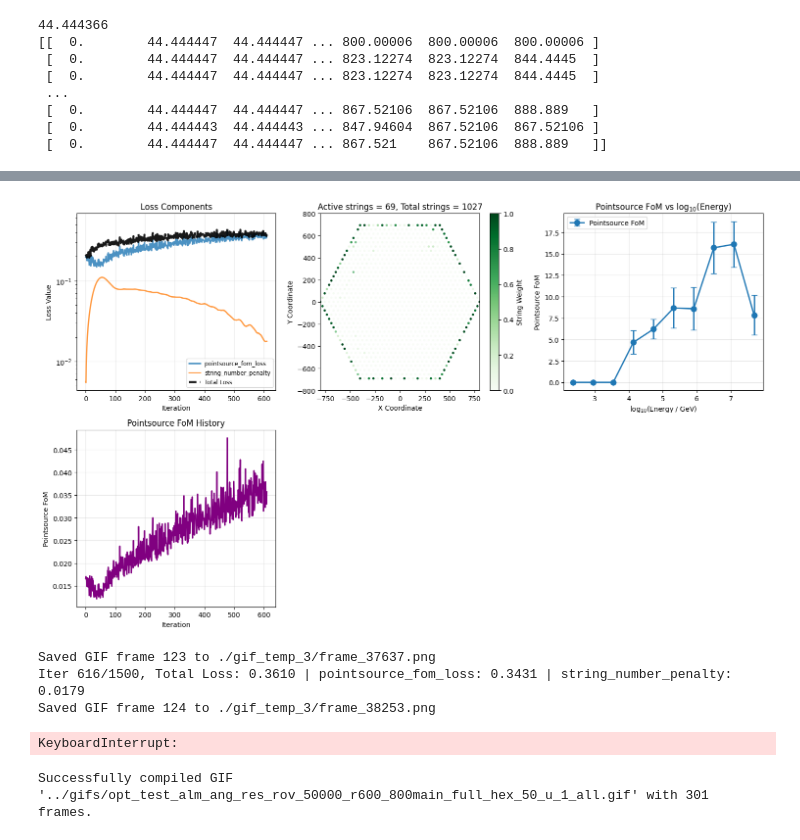
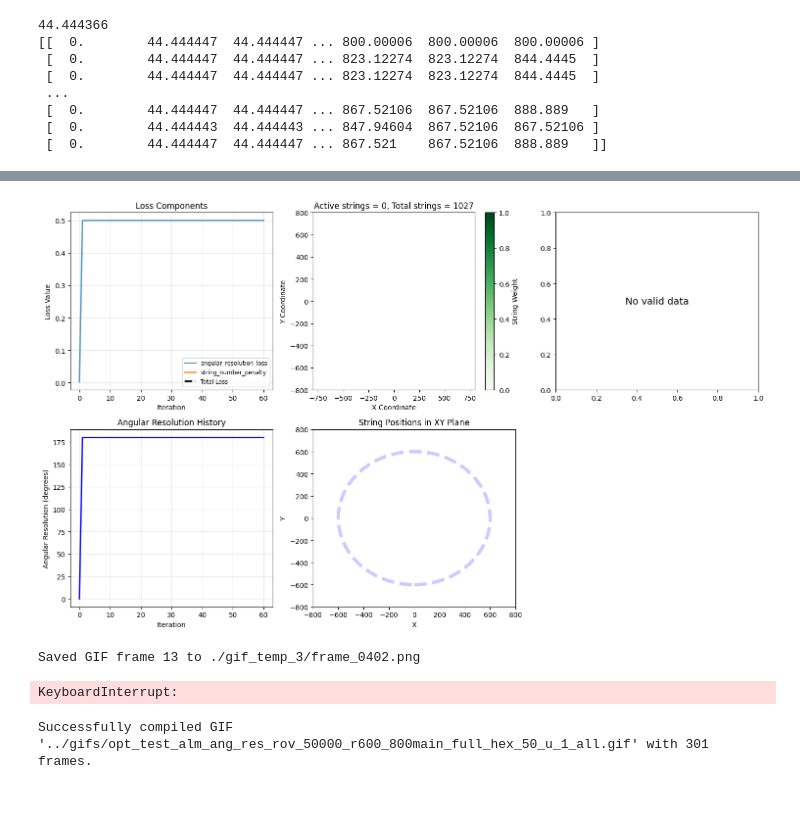
Before and after one commit to kristiantcho/nugget, a Jupyter notebook: nugget/examples/modular_surrogate_notebook.ipynb, the cells around one changed output, grey strips where cells are left out. Cells and saved outputs as stored; diff of their text form; code cells hidden in the pictures; blank space fills up the shorter version.

```diff
--- a/nugget/examples/modular_surrogate_notebook.ipynb
+++ b/nugget/examples/modular_surrogate_notebook.ipynb
@@ -168,3 +168,13 @@ print(np.sort(dists)[:10])  # Print the 10 smallest unique distances
  [  0.        44.444447  44.444447 ... 867.52106  867.52106  888.889   ]
  [  0.        44.444443  44.444443 ... 847.94604  867.52106  867.52106 ]
  [  0.        44.444447  44.444447 ... 867.521    867.52106  888.889   ]]
+# %%
+events_version = 'r600_50_u_1'
+total_events = 50000
+geom_type = '800main_full_hex'
+events_version = 'r600_50_u_1'
+test_fisher = torch.load(f'res_test/fisher_info_per_string_per_event_{total_events}_{geom_type}_{events_version}.pt')
+test_fisher += torch.load(f'res_test/fisher_info_per_string_per_event_{total_events}_{geom_type}_{events_version}_patd.pt')
+# test how many events have fisher info will all entries non-zero
+# %%
+test_tensor = torch.sum(test_fisher.sum(dim=3), dim=2) > 0
@@ -170,0 +183,4 @@ print(np.sort(dists)[:10])  # Print the 10 smallest unique distances
+# %%
+# filter events to only those with non-zero fisher info across all strings
+mask = test_tensor.all(dim=(1))  # Keep only events where all strings have non-zero fisher info
+print(mask.sum().item(), "events with non-zero fisher info across all strings")
@@ -380,8 +413,8 @@ loss_params.update({
 # === ACTIVE LOSS FUNCTIONS ===
 # Select which loss functions to use in optimization
 loss_func_dict = {
-    'pointsource_fom_loss': pointsource_fom_loss,
-    # 'angular_resolution_loss': weighted_angular_resolution_loss,
+    # 'pointsource_fom_loss': pointsource_fom_loss,
+    'angular_resolution_loss': weighted_angular_resolution_loss,
     # 'energy_resolution_loss': weighted_energy_resolution_loss,
     # 'fisher_loss': fisher_info_loss_func,
     # 'signal_yield_loss': signal_yield_loss_func,  # Maximize light collection
@@ -460,13 +493,13 @@ plot_types = [
     # 'signal_light_yield_contour', # Light yield spatial distribution
     # 'fisher_info_contour',     # Fisher information distribution
     # 'angular_resolution_vs_zenith',      # Angular resolution maps
-    'pointsource_fom_vs_energy',
+    # 'pointsource_fom_vs_energy',
     # 'energy_resolution_vs_energy',       # Energy resolution maps,
-    # 'angular_resolution_vs_energy',
-    'pointsource_fom',
-    # 'angular_resolution',
+    'angular_resolution_vs_energy',
+    # 'pointsource_fom',
+    'angular_resolution',
     # 'energy_resolution',
-    # 'string_xy',
+    'string_xy',
     # 'string_xy_rov_penalty',
     # 'string_xy_local_string_repulsion_penalty',
     # 'signal_contour',
@@ -511,34 +544,32 @@ vis_uw_loss_dict=optimizer.vis_uw_loss_dict
 # %%
 # torch.autograd.set_detect_anomaly(False)
 # Run the main geometry optimization loop
 optimizer.visualizer.cleanup_gif_temp_files()  # Clean up any old visualization files
 
 geom_dict = optimizer.optimize(
     loss_func_dict=loss_func_dict,          # Dictionary of loss functions to use
     loss_weights_dict=loss_weights_dict,    # Weights for combining multiple losses
     loss_params_dict=loss_params,           # Parameters for loss function computation
     n_iter=1500,                           # Maximum number of optimization iterations
     vis_kwargs=vis_kwargs,                 # Visualization parameters
     print_freq=5,                          # Print progress every N iterations
     vis_freq=10,                           # Create plots every N iterations
     gif_freq=5,                           # Save animation frames every N iterations
     sigmoid_loss_list=loss_sigmoid_list,         # Which losses to apply sigmoid to (for better optimization dynamics)
-    save_geom_folder='./800main_full_hex_r600_50_u_1_fom_no_rov',  # Directory to save geometry checkpoints
+    save_geom_folder='./800main_full_hex_r600_50_u_1_fom_no_rov_patd',  # Directory to save geometry checkpoints
     save_geom_freq=100,                      # Save geometry every N iterations
     continue_saving=False,
     # save_best_geom_file = './best_geom_1_event.pkl',  # File to save best geometry found
     # save_last_geom = False,
     # cf_loss_weights_dict=cf_loss_weights_dict,  # custom weights for conflict-free optimization
     # loss_dict=loss_dict,         # resupply loss histories if continuing optimization (only for visualization)
     # uw_loss_dict=uw_loss_dict,
     # vis_loss_dict=vis_loss_dict,
     # vis_uw_loss_dict=vis_uw_loss_dict
 )
 # %% [output]
-[figure, old version]
+[figure, new version]
-Saved GIF frame 123 to ./gif_temp_3/frame_37637.png
-Iter 616/1500, Total Loss: 0.3610 | pointsource_fom_loss: 0.3431 | string_number_penalty: 0.0179
-Saved GIF frame 124 to ./gif_temp_3/frame_38253.png
+Saved GIF frame 13 to ./gif_temp_3/frame_0402.png
 KeyboardInterrupt:
 # %%
 # Create an animated GIF showing the optimization process
```
Also changed, not shown: parts of 5 cells of this notebook, 4 other files.
